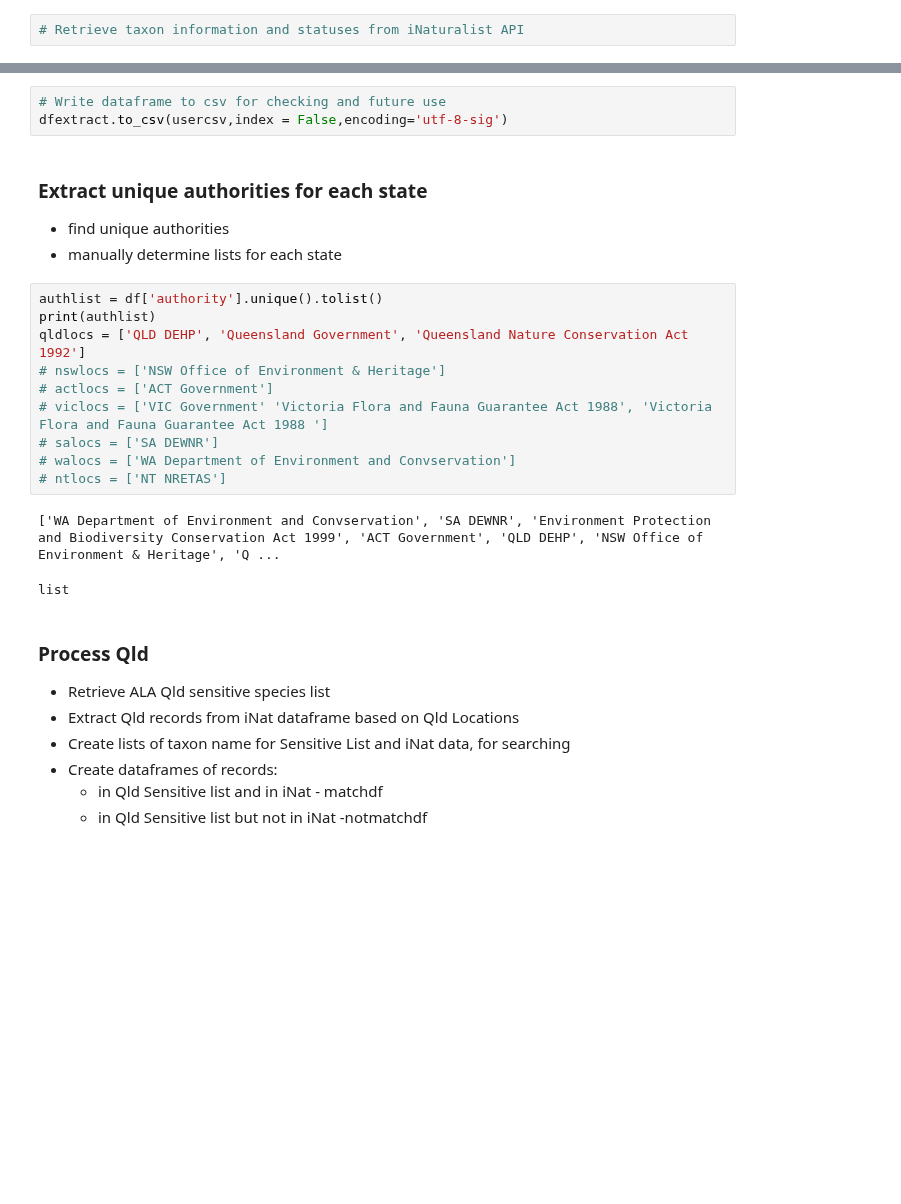
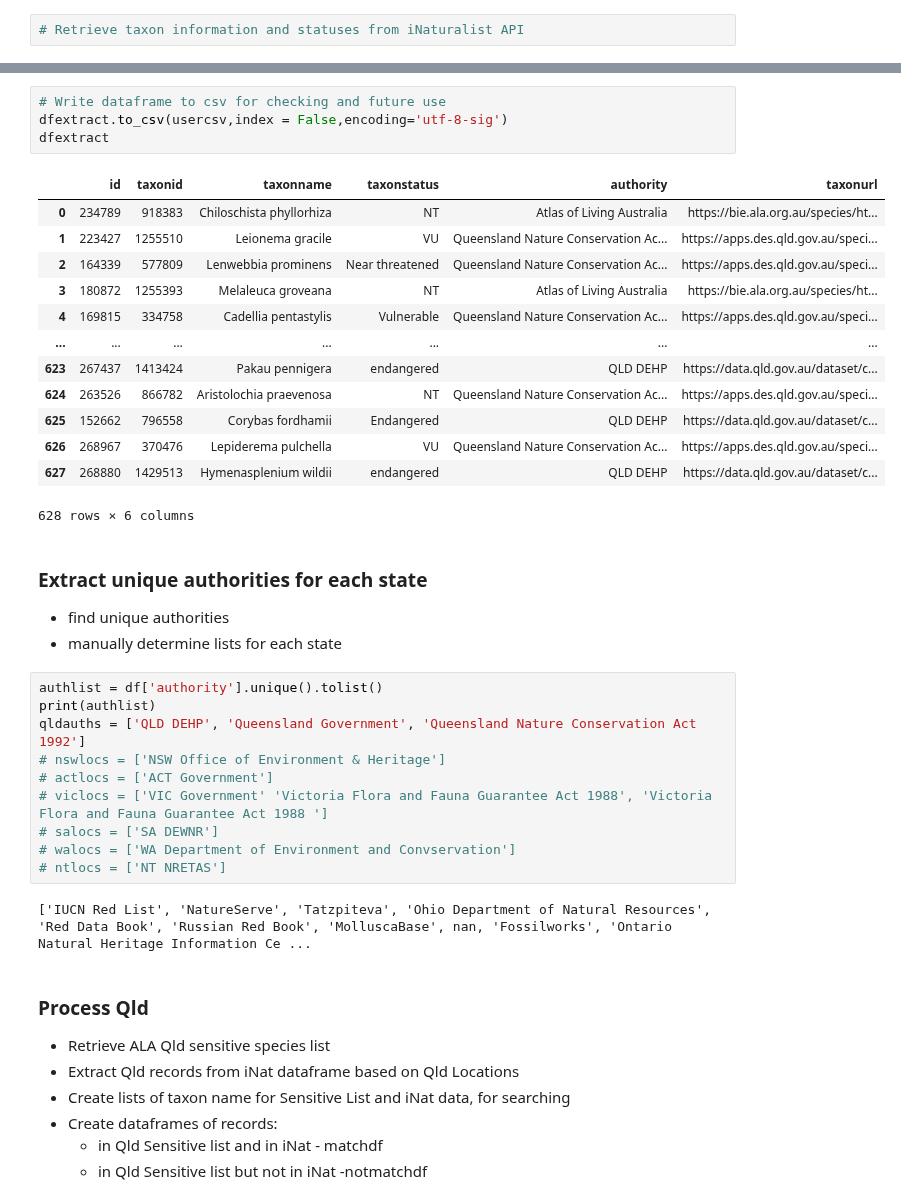
Before and after one commit to AtlasOfLivingAustralia/authoritative-lists, a Jupyter notebook: source-code/py-notebook/inaturalist-sensitive.ipynb, the cells around one changed output, grey strips where cells are left out. Cells and saved outputs as stored; diff of their text form; blank space fills up the shorter version.

```diff
--- a/source-code/py-notebook/inaturalist-sensitive.ipynb
+++ b/source-code/py-notebook/inaturalist-sensitive.ipynb
@@ -163,6 +179,21 @@ record count is:  1577 taxonid is:  1429513 authority is:  QLD DEHP
 # %%
 # Write dataframe to csv for checking and future use
 dfextract.to_csv(usercsv,index = False,encoding='utf-8-sig')
+dfextract
+# %% [output]
+|  | id | taxonid | taxonname | taxonstatus | authority | taxonurl |
+| 0 | 234789 | 918383 | Chiloschista phyllorhiza | NT | Atlas of Living Australia | https://bie.ala.org.au/species/ht... |
+| 1 | 223427 | 1255510 | Leionema gracile | VU | Queensland Nature Conservation Ac... | https://apps.des.qld.gov.au/speci... |
+| 2 | 164339 | 577809 | Lenwebbia prominens | Near threatened | Queensland Nature Conservation Ac... | https://apps.des.qld.gov.au/speci... |
+| 3 | 180872 | 1255393 | Melaleuca groveana | NT | Atlas of Living Australia | https://bie.ala.org.au/species/ht... |
+| 4 | 169815 | 334758 | Cadellia pentastylis | Vulnerable | Queensland Nature Conservation Ac... | https://apps.des.qld.gov.au/speci... |
+| ... | ... | ... | ... | ... | ... | ... |
+| 623 | 267437 | 1413424 | Pakau pennigera | endangered | QLD DEHP | https://data.qld.gov.au/dataset/c... |
+| 624 | 263526 | 866782 | Aristolochia praevenosa | NT | Queensland Nature Conservation Ac... | https://apps.des.qld.gov.au/speci... |
+| 625 | 152662 | 796558 | Corybas fordhamii | Endangered | QLD DEHP | https://data.qld.gov.au/dataset/c... |
+| 626 | 268967 | 370476 | Lepiderema pulchella | VU | Queensland Nature Conservation Ac... | https://apps.des.qld.gov.au/speci... |
+| 627 | 268880 | 1429513 | Hymenasplenium wildii | endangered | QLD DEHP | https://data.qld.gov.au/dataset/c... |
+628 rows × 6 columns
 # %% [markdown]
 ### Extract unique authorities for each state
  * find unique authorities
@@ -170,7 +201,7 @@ dfextract.to_csv(usercsv,index = False,encoding='utf-8-sig')
 # %%
 authlist = df['authority'].unique().tolist()
 print(authlist)
-qldlocs = ['QLD DEHP', 'Queensland Government', 'Queensland Nature Conservation Act 1992']
+qldauths = ['QLD DEHP', 'Queensland Government', 'Queensland Nature Conservation Act 1992']
 # nswlocs = ['NSW Office of Environment & Heritage']
 # actlocs = ['ACT Government']
 # viclocs = ['VIC Government' 'Victoria Flora and Fauna Guarantee Act 1988', 'Victoria Flora and Fauna Guarantee Act 1988 ']
@@ -178,8 +209,7 @@ qldlocs = ['QLD DEHP', 'Queensland Government', 'Queensland Nature Conservation
 # walocs = ['WA Department of Environment and Convservation']
 # ntlocs = ['NT NRETAS']
 # %% [output]
-['WA Department of Environment and Convservation', 'SA DEWNR', 'Environment Protection and Biodiversity Conservation Act 1999', 'ACT Government', 'QLD DEHP', 'NSW Office of Environment & Heritage', 'Q ...
+['IUCN Red List', 'NatureServe', 'Tatzpiteva', 'Ohio Department of Natural Resources', 'Red Data Book', 'Russian Red Book', 'MolluscaBase', nan, 'Fossilworks', 'Ontario Natural Heritage Information Ce ...
-list
 # %% [markdown]
 ### Process Qld
 * Retrieve ALA Qld sensitive species list
```
Also changed, not shown: parts of 17 cells of this notebook, 7 other files.
